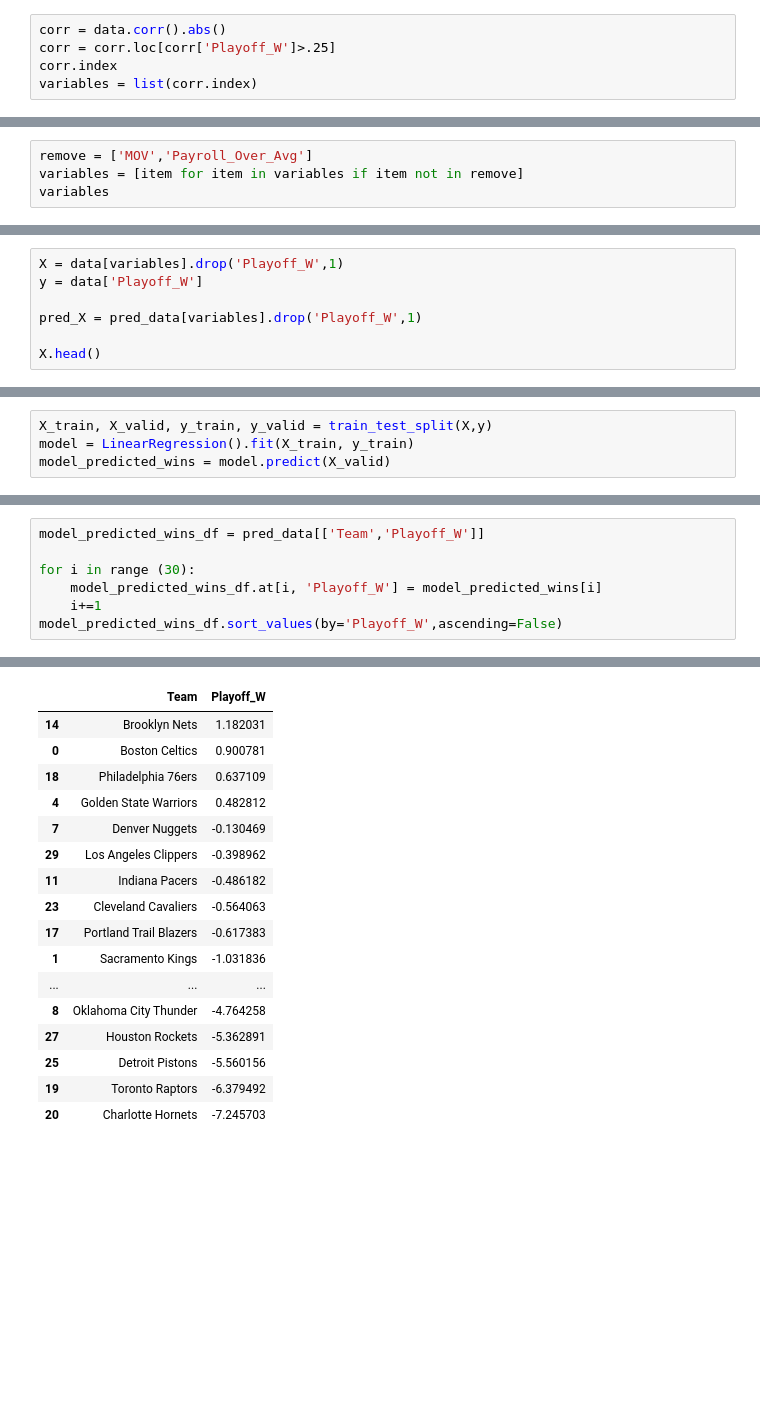
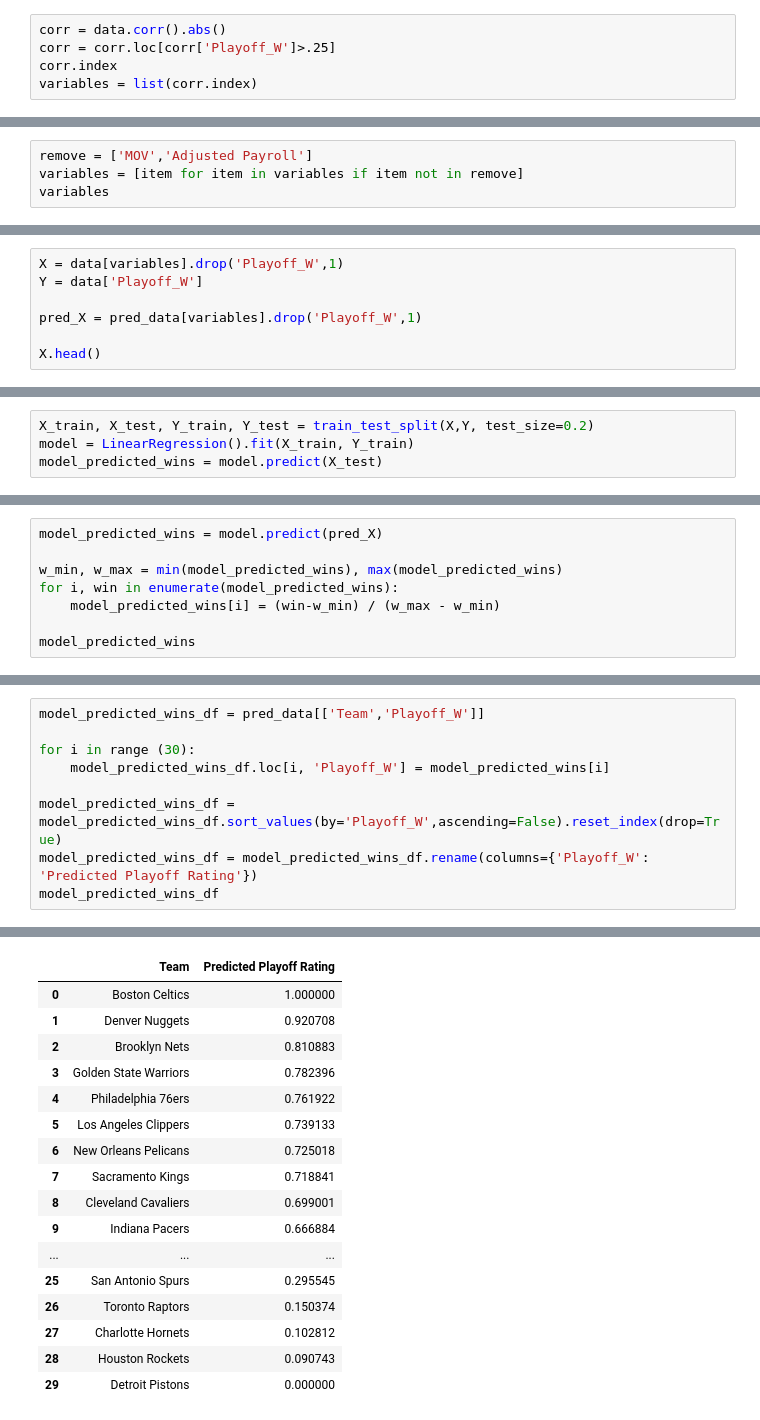
Before and after one commit to SLBlundell/slblundell.github.io, a Jupyter notebook: nba_project/model.ipynb, the cells around one changed output, grey strips where cells are left out. Cells and saved outputs as stored; diff of their text form; blank space fills up the shorter version.

```diff
--- a/nba_project/model.ipynb
+++ b/nba_project/model.ipynb
@@ -34,5 +44,5 @@ sns.heatmap(data=data[variables].corr(), annot=True)
 # %%
-remove = ['MOV','Payroll_Over_Avg']
+remove = ['MOV','Adjusted Payroll']
 variables = [item for item in variables if item not in remove]
 variables
 # %% [output]
@@ -55,7 +59,7 @@ variables
  'Playoff_W']
 # %%
 X = data[variables].drop('Playoff_W',1)
-y = data['Playoff_W']
+Y = data['Playoff_W']
 
 pred_X = pred_data[variables].drop('Playoff_W',1)
 
@@ -70,4 +74,4 @@ X.head()
 # %%
-X_train, X_valid, y_train, y_valid = train_test_split(X,y)
-model = LinearRegression().fit(X_train, y_train)
-model_predicted_wins = model.predict(X_valid)
+X_train, X_test, Y_train, Y_test = train_test_split(X,Y, test_size=0.2)
+model = LinearRegression().fit(X_train, Y_train)
+model_predicted_wins = model.predict(X_test)
@@ -83,0 +98,8 @@ array([ 0.90078125, -1.03183594, -1.73203125, -1.70615234,  0.4828125 ,
+# %%
+model_predicted_wins = model.predict(pred_X)
+
+w_min, w_max = min(model_predicted_wins), max(model_predicted_wins)
+for i, win in enumerate(model_predicted_wins):
+    model_predicted_wins[i] = (win-w_min) / (w_max - w_min)
+
+model_predicted_wins
@@ -85,7 +114,9 @@ array([ 0.90078125, -1.03183594, -1.73203125, -1.70615234,  0.4828125 ,
 model_predicted_wins_df = pred_data[['Team','Playoff_W']]
 
 for i in range (30):
-    model_predicted_wins_df.at[i, 'Playoff_W'] = model_predicted_wins[i]
-    i+=1
-model_predicted_wins_df.sort_values(by='Playoff_W',ascending=False)
+    model_predicted_wins_df.loc[i, 'Playoff_W'] = model_predicted_wins[i]
+
+model_predicted_wins_df = model_predicted_wins_df.sort_values(by='Playoff_W',ascending=False).reset_index(drop=True)
+model_predicted_wins_df = model_predicted_wins_df.rename(columns={'Playoff_W': 'Predicted Playoff Rating'})
+model_predicted_wins_df
 # %% [output]
@@ -92,17 +128,17 @@ model_predicted_wins_df.sort_values(by='Playoff_W',ascending=False)
-|  | Team | Playoff_W |
-| 14 | Brooklyn Nets | 1.182031 |
-| 0 | Boston Celtics | 0.900781 |
-| 18 | Philadelphia 76ers | 0.637109 |
-| 4 | Golden State Warriors | 0.482812 |
-| 7 | Denver Nuggets | -0.130469 |
-| 29 | Los Angeles Clippers | -0.398962 |
-| 11 | Indiana Pacers | -0.486182 |
-| 23 | Cleveland Cavaliers | -0.564063 |
-| 17 | Portland Trail Blazers | -0.617383 |
-| 1 | Sacramento Kings | -1.031836 |
+|  | Team | Predicted Playoff Rating |
+| 0 | Boston Celtics | 1.000000 |
+| 1 | Denver Nuggets | 0.920708 |
+| 2 | Brooklyn Nets | 0.810883 |
+| 3 | Golden State Warriors | 0.782396 |
+| 4 | Philadelphia 76ers | 0.761922 |
+| 5 | Los Angeles Clippers | 0.739133 |
+| 6 | New Orleans Pelicans | 0.725018 |
+| 7 | Sacramento Kings | 0.718841 |
+| 8 | Cleveland Cavaliers | 0.699001 |
+| 9 | Indiana Pacers | 0.666884 |
 | ... | ... | ... |
-| 8 | Oklahoma City Thunder | -4.764258 |
-| 27 | Houston Rockets | -5.362891 |
-| 25 | Detroit Pistons | -5.560156 |
-| 19 | Toronto Raptors | -6.379492 |
-| 20 | Charlotte Hornets | -7.245703 |
+| 25 | San Antonio Spurs | 0.295545 |
+| 26 | Toronto Raptors | 0.150374 |
+| 27 | Charlotte Hornets | 0.102812 |
+| 28 | Houston Rockets | 0.090743 |
+| 29 | Detroit Pistons | 0.000000 |
```
Also changed, not shown: parts of 13 cells of this notebook, 17 other files.
